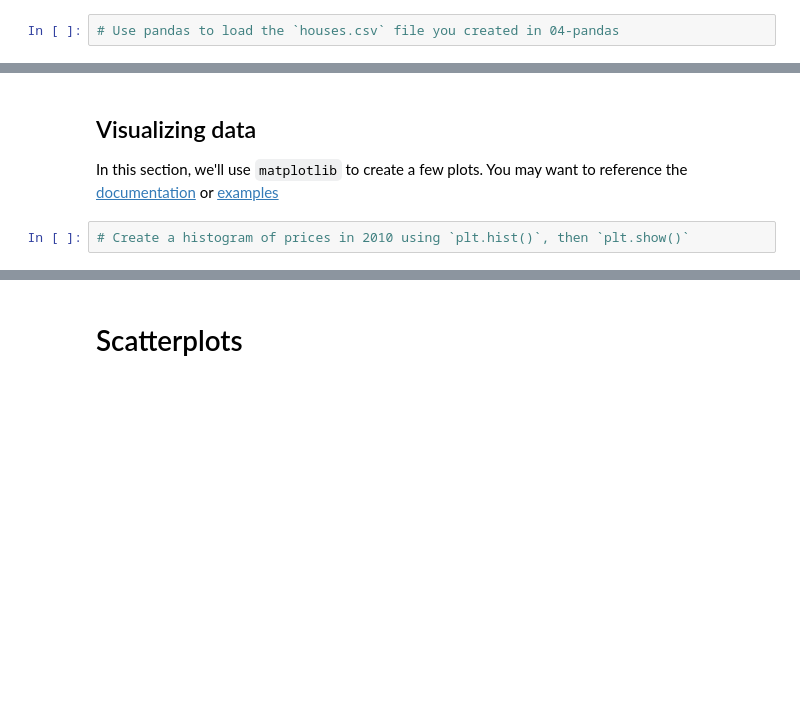
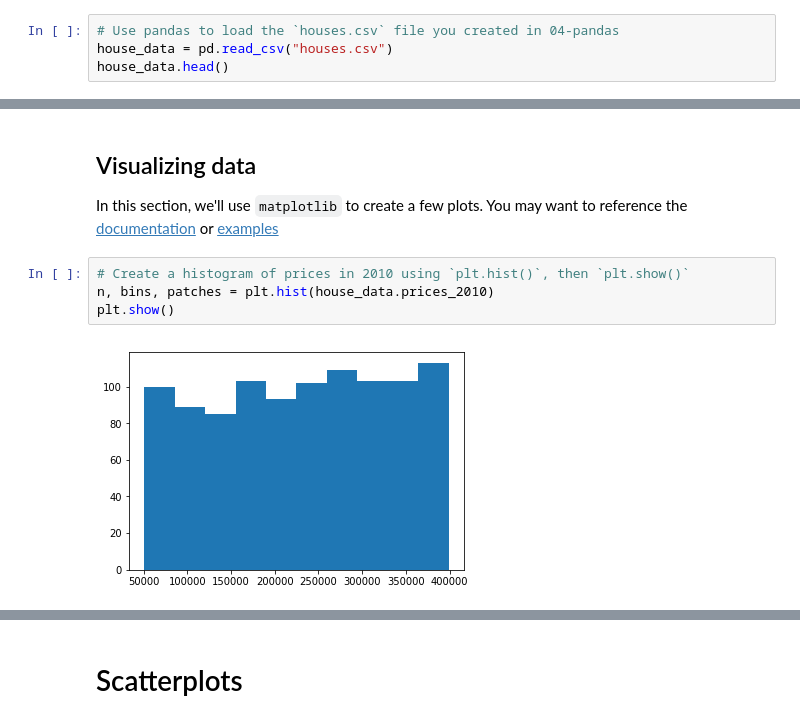
Before and after one commit to poojaram/PythonBasics, a Jupyter notebook: 05-matplotlib.ipynb, the cells around one changed output, grey strips where cells are left out. Cells and saved outputs as stored; diff of their text form; blank space fills up the shorter version.

```diff
--- a/05-matplotlib.ipynb
+++ b/05-matplotlib.ipynb
@@ -8,2 +11,4 @@ In Python, the `matplotlib` package is the leading static visualization package
 # %%
 # Use pandas to load the `houses.csv` file you created in 04-pandas
+house_data = pd.read_csv("houses.csv")
+house_data.head()
@@ -12,6 +24,10 @@ In Python, the `matplotlib` package is the leading static visualization package
 In this section, we'll use `matplotlib` to create a few plots. You may want to reference the [documentation](https://matplotlib.org/contents.html) or [examples](https://matplotlib.org/examples/)
 # %%
 # Create a histogram of prices in 2010 using `plt.hist()`, then `plt.show()`
+n, bins, patches = plt.hist(house_data.prices_2010)
+plt.show()
+# %% [output]
+[figure, added]
 # %%
 # The columns are too close together in the above plot
 # Use suitable arguments to change the width of the bars in the histogram; also change the color of the bars to green
```
Also changed, not shown: parts of 12 cells of this notebook, 5 other files.
